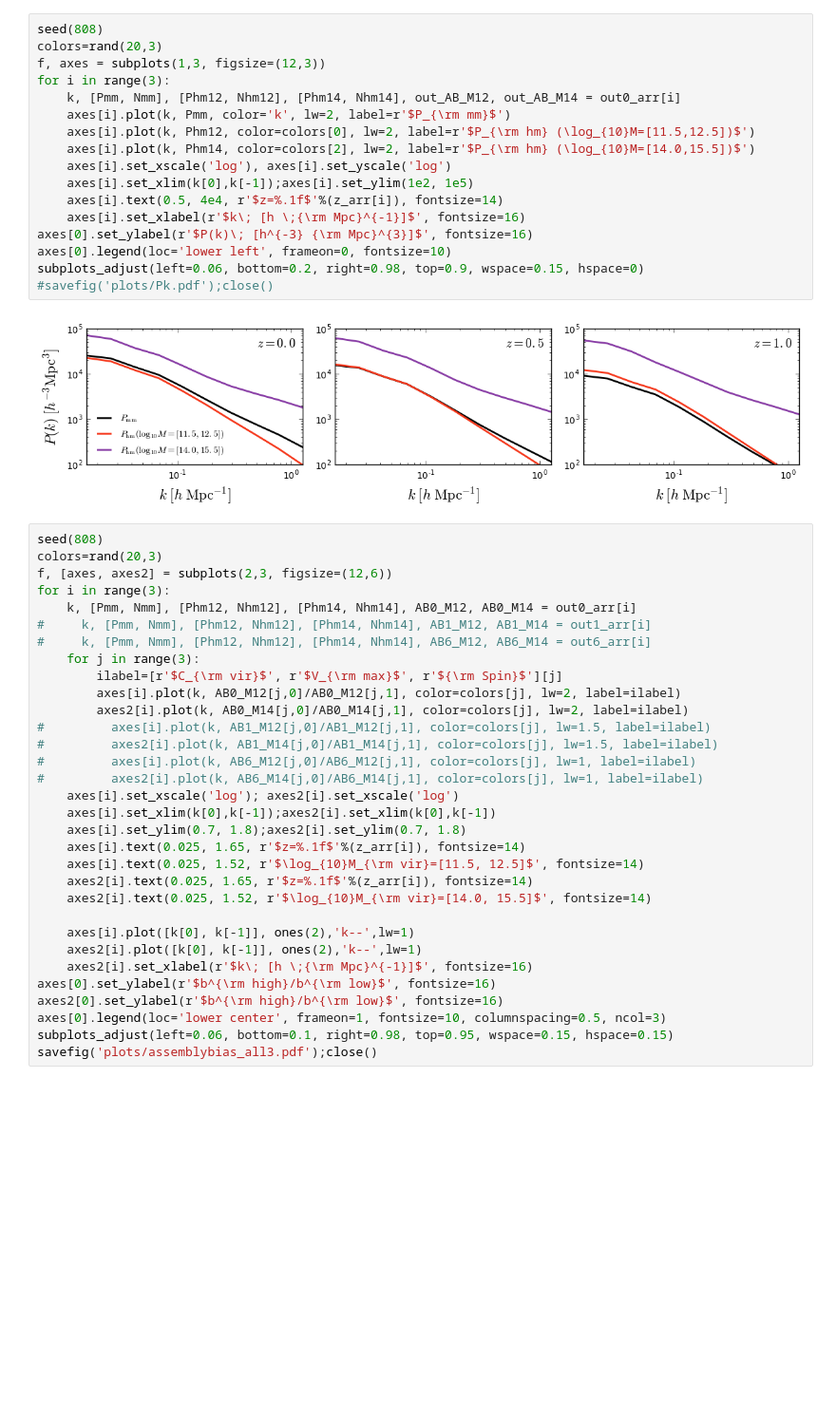
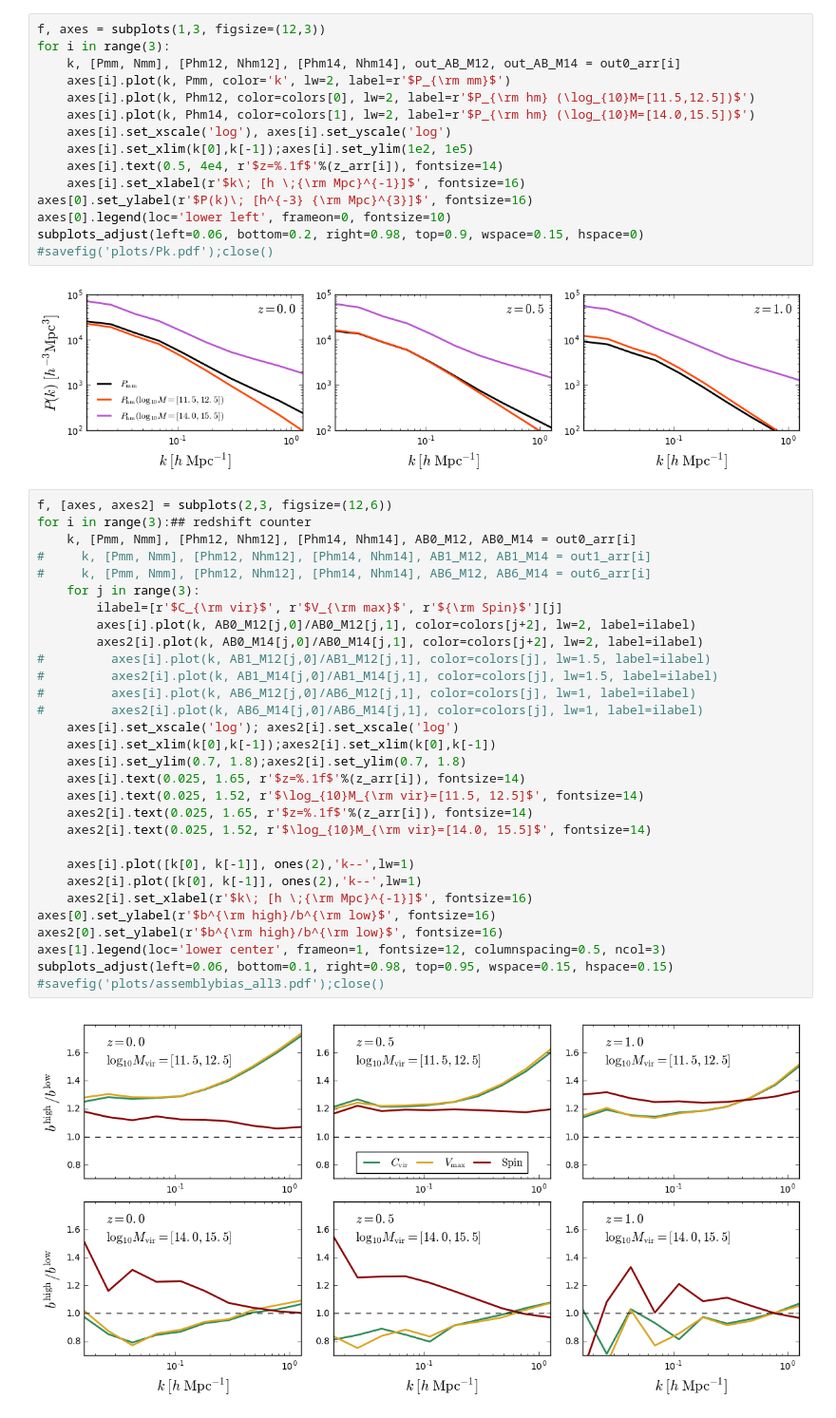
Before and after one commit to liuxx479/NUassemblybias, a Jupyter notebook: AB.ipynb, the cells around one changed output. Shown at 95% size. Drawn from its saved outputs; the diff is of its cells as text; blank space fills up the shorter version.

```diff
--- a/AB.ipynb
+++ b/AB.ipynb
@@ -332,12 +370,10 @@ out6_arr = [load('Phm/Pks_mnu%.1f_%i.npy'%(0.6,N)) for N in N_arr[:3]]
 # %%
-seed(808)
-colors=rand(20,3)
 f, axes = subplots(1,3, figsize=(12,3))
 for i in range(3):
     k, [Pmm, Nmm], [Phm12, Nhm12], [Phm14, Nhm14], out_AB_M12, out_AB_M14 = out0_arr[i]
     axes[i].plot(k, Pmm, color='k', lw=2, label=r'$P_{\rm mm}$')
     axes[i].plot(k, Phm12, color=colors[0], lw=2, label=r'$P_{\rm hm} (\log_{10}M=[11.5,12.5])$')
-    axes[i].plot(k, Phm14, color=colors[2], lw=2, label=r'$P_{\rm hm} (\log_{10}M=[14.0,15.5])$')
+    axes[i].plot(k, Phm14, color=colors[1], lw=2, label=r'$P_{\rm hm} (\log_{10}M=[14.0,15.5])$')
     axes[i].set_xscale('log'), axes[i].set_yscale('log')
     axes[i].set_xlim(k[0],k[-1]);axes[i].set_ylim(1e2, 1e5)
     axes[i].text(0.5, 4e4, r'$z=%.1f$'%(z_arr[i]), fontsize=14)
@@ -349,34 +385,34 @@ subplots_adjust(left=0.06, bottom=0.2, right=0.98, top=0.9, wspace=0.15, hspace=
 # %% [output]
 [figure]
 # %%
-seed(808)
-colors=rand(20,3)
 f, [axes, axes2] = subplots(2,3, figsize=(12,6))
-for i in range(3):
+for i in range(3):## redshift counter
     k, [Pmm, Nmm], [Phm12, Nhm12], [Phm14, Nhm14], AB0_M12, AB0_M14 = out0_arr[i]
 #     k, [Pmm, Nmm], [Phm12, Nhm12], [Phm14, Nhm14], AB1_M12, AB1_M14 = out1_arr[i]
 #     k, [Pmm, Nmm], [Phm12, Nhm12], [Phm14, Nhm14], AB6_M12, AB6_M14 = out6_arr[i]
     for j in range(3):
         ilabel=[r'$C_{\rm vir}$', r'$V_{\rm max}$', r'${\rm Spin}$'][j]
-        axes[i].plot(k, AB0_M12[j,0]/AB0_M12[j,1], color=colors[j], lw=2, label=ilabel)
-        axes2[i].plot(k, AB0_M14[j,0]/AB0_M14[j,1], color=colors[j], lw=2, label=ilabel)
+        axes[i].plot(k, AB0_M12[j,0]/AB0_M12[j,1], color=colors[j+2], lw=2, label=ilabel)
+        axes2[i].plot(k, AB0_M14[j,0]/AB0_M14[j,1], color=colors[j+2], lw=2, label=ilabel)
 #         axes[i].plot(k, AB1_M12[j,0]/AB1_M12[j,1], color=colors[j], lw=1.5, label=ilabel)
 #         axes2[i].plot(k, AB1_M14[j,0]/AB1_M14[j,1], color=colors[j], lw=1.5, label=ilabel)
 #         axes[i].plot(k, AB6_M12[j,0]/AB6_M12[j,1], color=colors[j], lw=1, label=ilabel)
 #         axes2[i].plot(k, AB6_M14[j,0]/AB6_M14[j,1], color=colors[j], lw=1, label=ilabel)
     axes[i].set_xscale('log'); axes2[i].set_xscale('log')
     axes[i].set_xlim(k[0],k[-1]);axes2[i].set_xlim(k[0],k[-1])
     axes[i].set_ylim(0.7, 1.8);axes2[i].set_ylim(0.7, 1.8)
     axes[i].text(0.025, 1.65, r'$z=%.1f$'%(z_arr[i]), fontsize=14)
     axes[i].text(0.025, 1.52, r'$\log_{10}M_{\rm vir}=[11.5, 12.5]$', fontsize=14)
     axes2[i].text(0.025, 1.65, r'$z=%.1f$'%(z_arr[i]), fontsize=14)
     axes2[i].text(0.025, 1.52, r'$\log_{10}M_{\rm vir}=[14.0, 15.5]$', fontsize=14)
 
     axes[i].plot([k[0], k[-1]], ones(2),'k--',lw=1)
     axes2[i].plot([k[0], k[-1]], ones(2),'k--',lw=1)
     axes2[i].set_xlabel(r'$k\; [h \;{\rm Mpc}^{-1}]$', fontsize=16)
 axes[0].set_ylabel(r'$b^{\rm high}/b^{\rm low}$', fontsize=16)
 axes2[0].set_ylabel(r'$b^{\rm high}/b^{\rm low}$', fontsize=16)
-axes[0].legend(loc='lower center', frameon=1, fontsize=10, columnspacing=0.5, ncol=3)
+axes[1].legend(loc='lower center', frameon=1, fontsize=12, columnspacing=0.5, ncol=3)
 subplots_adjust(left=0.06, bottom=0.1, right=0.98, top=0.95, wspace=0.15, hspace=0.15)
-savefig('plots/assemblybias_all3.pdf');close()
+#savefig('plots/assemblybias_all3.pdf');close()
+# %% [output]
+[figure, added]
```
Also changed, not shown: parts of 3 cells of this notebook.
